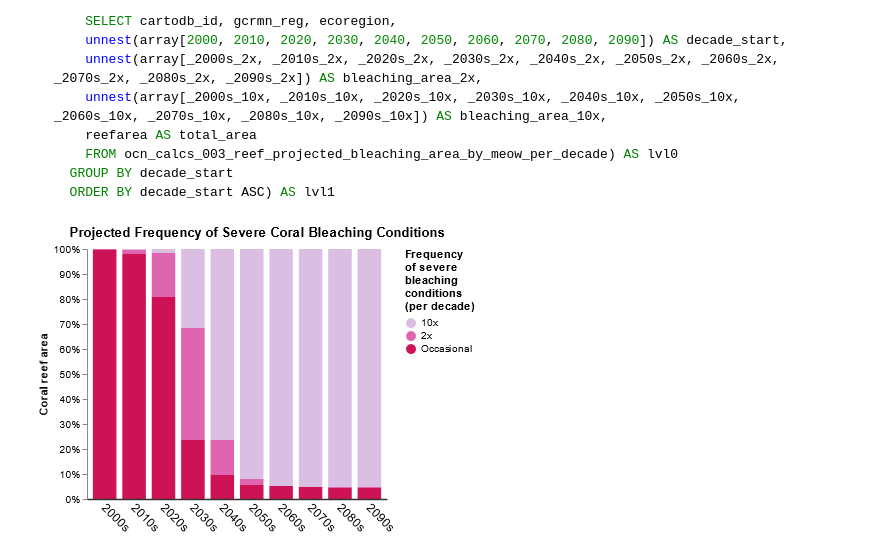
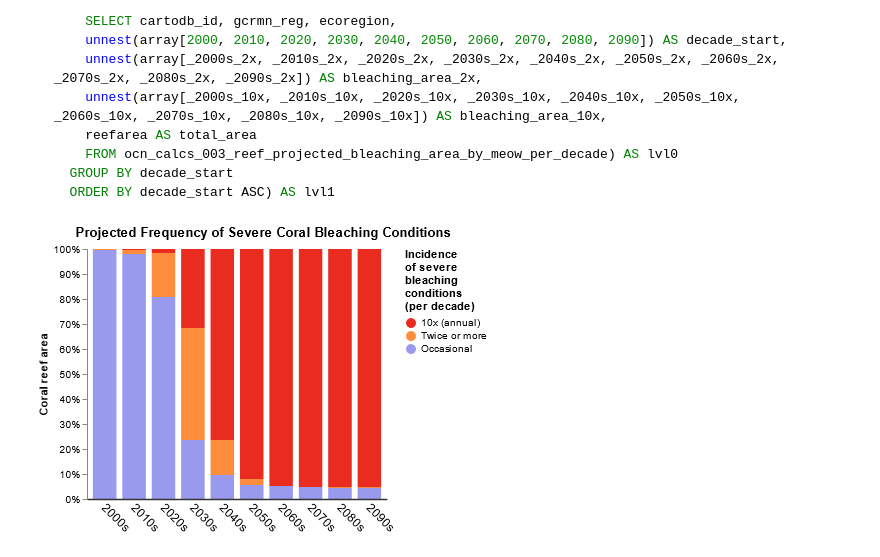
Before and after one commit to pkerins/wri-projects, a Jupyter notebook: ocean-watch/coral/visualizations/projected-bleaching.ipynb, the cells around one changed output. Drawn from its saved outputs; the diff is of its cells as text; code cells hidden in the pictures.

```diff
--- a/ocean-watch/coral/visualizations/projected-bleaching.ipynb
+++ b/ocean-watch/coral/visualizations/projected-bleaching.ipynb
@@ -501,14 +501,14 @@ spec=json.loads("""
       "name": "color",
       "type": "ordinal",
       "domain": [
-        "10x",
-        "2x",
+        "10x (annual)",
+        "Twice or more",
         "Occasional"
       ],
       "range": [
-        "#dabfe2",
-        "#df65b0",
-        "#ce1256"
+        "#ea2b20",
+        "#fd8d3c",
+        "#9999ee"
       ]
     }
   ],
@@ -559,7 +559,7 @@ spec=json.loads("""
           "y2": {"scale": "yscale", "field": "fraction_none"},
           "fill": {"scale": "color", "value": "Occasional"},
           "tooltip": {
-            "signal": "{title:'Occasional severe bleaching conditions', 'Decade':datum.decade_start+'s', 'Severe bleaching-level heat stress events per decade':'2 or fewer', 'Fraction of global reef area':format(datum.fraction_none,'.1%')}"
+            "signal": "{title:'Occasional severe bleaching conditions', 'Decade':datum.decade_start+'s', 'Severe bleaching-level heat stress events per decade':'Fewer than 2', 'Fraction of global reef area':format(datum.fraction_none,'.1%')}"
           }
         },
         "hover": {"fillOpacity": {"value": 0.5}},
@@ -582,9 +582,9 @@ spec=json.loads("""
             "scale": "yscale",
             "field": "sum_2x"
           },
-          "fill": {"scale": "color", "value": "2x"},
+          "fill": {"scale": "color", "value": "Twice or more"},
           "tooltip": {
-            "signal": "{title:'Recurring severe bleaching conditions', 'Decade':datum.decade_start+'s', 'Severe bleaching-level heat stress events per decade':'2 to 10', 'Fraction of global reef area':format(datum.fraction_none,'.1%')}"
+            "signal": "{title:'Recurring severe bleaching conditions', 'Decade':datum.decade_start+'s', 'Severe bleaching-level heat stress events per decade':'2 to 9', 'Fraction of global reef area':format(datum.fraction_2x,'.1%')}"
           }
         },
         "hover": {"fillOpacity": {"value": 0.5}},
@@ -605,34 +605,34 @@ spec=json.loads("""
           },
           "y2": {
             "scale": "yscale",
             "value": 1
           },
-          "fill": {"scale": "color", "value": "10x"},
+          "fill": {"scale": "color", "value": "10x (annual)"},
           "tooltip": {
-            "signal": "{title:'Regular severe bleaching conditions', 'Decade':datum.decade_start+'s', 'Severe bleaching-level heat stress events per decade':'10 or more', 'Fraction of global reef area':format(datum.fraction_10x,'.1%')}"
+            "signal": "{title:'Annual severe bleaching conditions', 'Decade':datum.decade_start+'s', 'Severe bleaching-level heat stress events per decade':'10 or more', 'Fraction of global reef area':format(datum.fraction_10x,'.1%')}"
           }
         },
         "hover": {"fillOpacity": {"value": 0.5}},
         "update": {"fillOpacity": {"value": 1}}
       }
     }
   ],
   "legends": [
     {
       "title": [
-        "Frequency",
+        "Incidence",
         "of severe",
         "bleaching",
         "conditions",
         "(per decade)"
       ],
       "fill": "color",
       "orient": "right"
     }
   ]
 }
 """)
 vegaview=dict(spec)
 Vega(vegaview)
 # %% [output]
-[figure, old version]
+[figure, new version]
```
Also changed, not shown: parts of 5 cells of this notebook.
